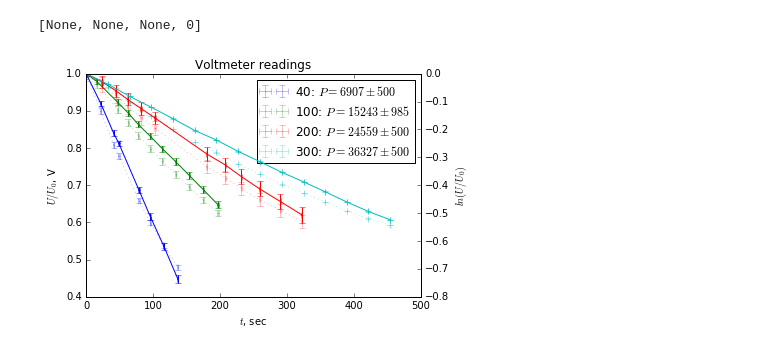
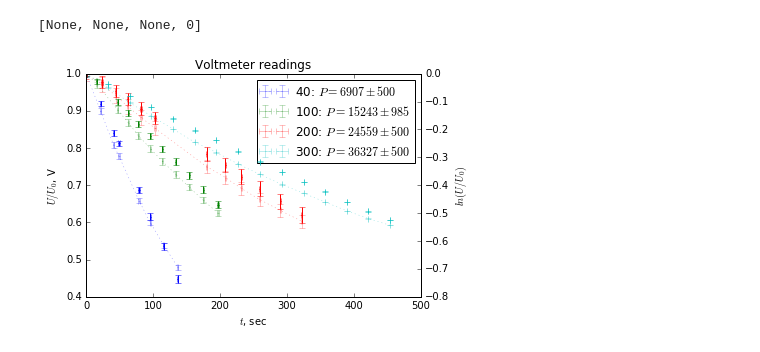
Before and after one commit to intelfx/mipt-lab, a Jupyter notebook: Курс 1 семестр 2/Лабы/2.2.1/2.2.1.ipynb, the cells around one changed output. Cells and saved outputs as stored; diff of their text form; code cells hidden in the pictures.

```diff
--- a/Курс 1 семестр 2/Лабы/2.2.1/2.2.1.ipynb
+++ b/Курс 1 семестр 2/Лабы/2.2.1/2.2.1.ipynb
@@ -18,18 +20,23 @@ data, columns, experiments = ll.read_standard_layout()
 # %%
 for e in experiments:
+    disp("Computing P, scaled U for %s" % e)
+
     ll.compute(name = "P",
                expr = lambda P_atm, P_m: P_atm + (P_m/100) * 98066.5, # Pa/at
                data = data[e],
-               columns = columns[e])
+               columns = columns[e],
+               debug = True)
 
     ll.add(data[e], ll.var(name = "U_0", value = columns[e].U[0], error = columns[e].Error_U[0]))
 
     ll.compute(name = "U_scaled",
                expr = lambda U, U_0: U / U_0,
                data = data[e],
-               columns = columns[e])
+               columns = columns[e],
+               debug = True)
 
     ll.compute(name = "ln_U",
                expr = lambda U_scaled: ll.log(U_scaled),
                data = data[e],
-               columns = columns[e])
+               columns = columns[e],
+               debug = True)
@@ -126,33 +156,34 @@ for e in experiments:
 # %%
 plt.title("Voltmeter readings")
 plt.xlabel("$t$, sec")
 
 ax1 = plt.gca()
 ax1.set_ylabel("$U / U_0$, V")
 ax2 = ax1.twinx()
 ax2.set_ylabel("$ln(U / U_0)$")
 
 for e in experiments:
     ax1.errorbar(x = columns[e].t,
                  y = columns[e].U_scaled,
                  xerr = columns[e].Error_t,
                  yerr = columns[e].Error_U_scaled,
                  label = "%s: $P = %d \pm %d$" % (e, data[e].Value["P"], data[e].Error["P"]),
                  alpha = 0.5,
                  linewidth = 0.5,
                  linestyle = "dotted")
     ax2.errorbar(x = columns[e].t,
                  y = columns[e].ln_U,
                  xerr = columns[e].Error_t,
-                 yerr = columns[e].Error_ln_U)
+                 yerr = columns[e].Error_ln_U,
+                 linestyle = "none")
 
 ax1.legend(loc = "best")
 plt.axis([0, None, None, None])
 ax1.axis([None, None, None, 1])
 ax2.axis([None, None, None, 0])
 # %% [output]
 [None, None, None, 0]
-[figure, old version]
+[figure, new version]
 # %%
 plt.title("Voltmeter readings (scaled) + fit")
 plt.xlabel("$t$, sec")
```
Also changed, not shown: parts of 5 cells of this notebook.
